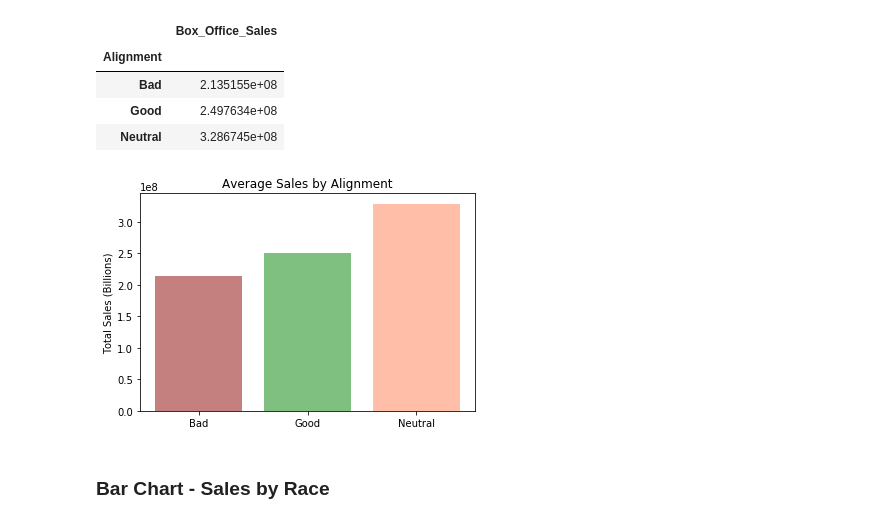
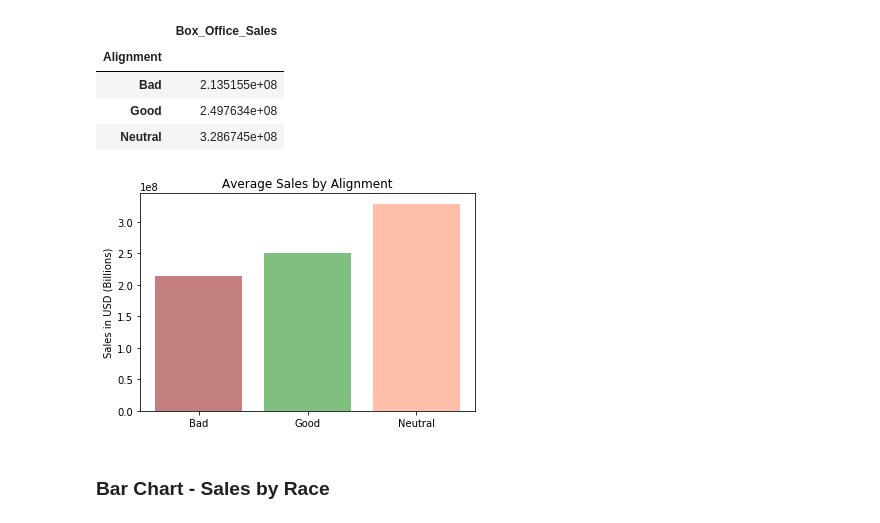
Before and after one commit to RyanSchraeder/Team-Aurora-Marvels, a Jupyter notebook: Notebooks/Alignment & Race Plotting.ipynb, the cells around one changed output. Drawn from its saved outputs; the diff is of its cells as text; code cells hidden in the pictures.

```diff
--- a/Notebooks/Alignment & Race Plotting.ipynb
+++ b/Notebooks/Alignment & Race Plotting.ipynb
@@ -116,19 +116,19 @@ superhero_sales_df_alignment
 # %%
 #If possible, create a legend and additional assortment to indicated publisher correlation
 
 x_axis = np.arange(len(superhero_sales_df_alignment))
 color = ['darkred','g','coral']
 plt.xticks(x_axis, superhero_sales_df_alignment.index, rotation=0)
 plt.bar(x_axis, superhero_sales_df_alignment['Box_Office_Sales'], color=color, alpha=.5, align="center")
 
 #Labels and Title
 
-plt.ylabel("Total Sales (Billions)")
+plt.ylabel("Sales in USD (Billions)")
 plt.title("Average Sales by Alignment")
 plt.savefig('../Images/Alignment & Race Plots/Average Sales by Alignment.png')
 plt.show()
 # %% [output]
-[figure, old version]
+[figure, new version]
 # %% [markdown]
 ### Bar Chart - Sales by Race
 # %%
```
Also changed, not shown: parts of 2 cells of this notebook, 3 other files.
